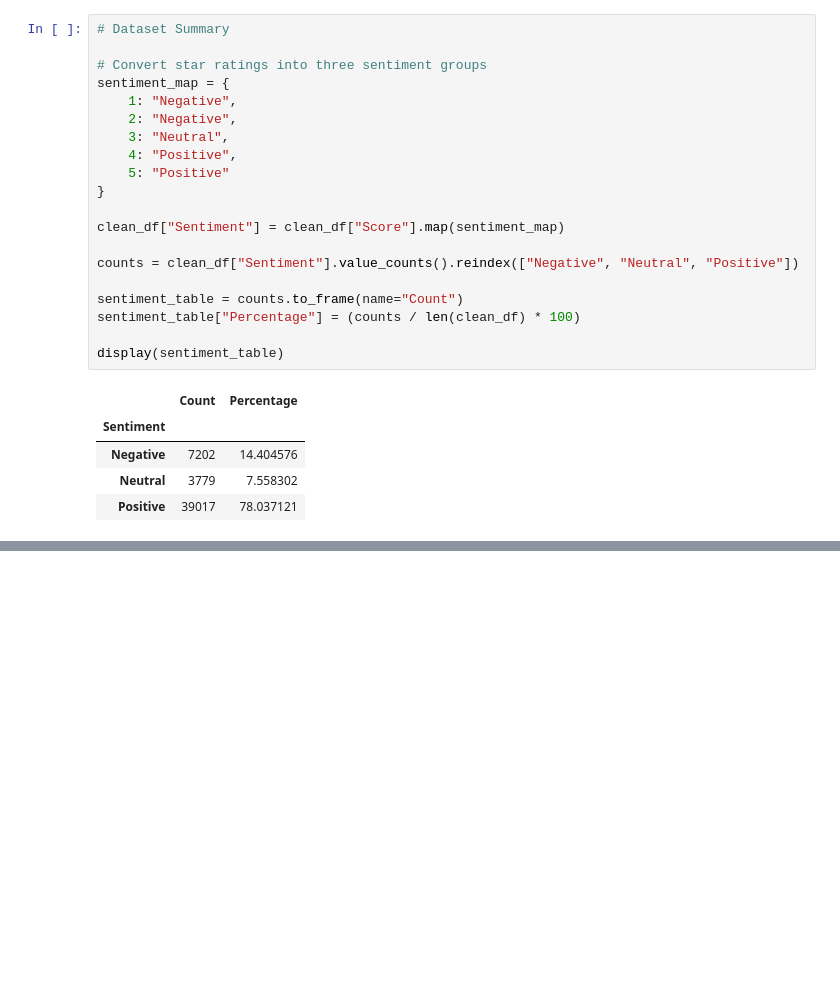
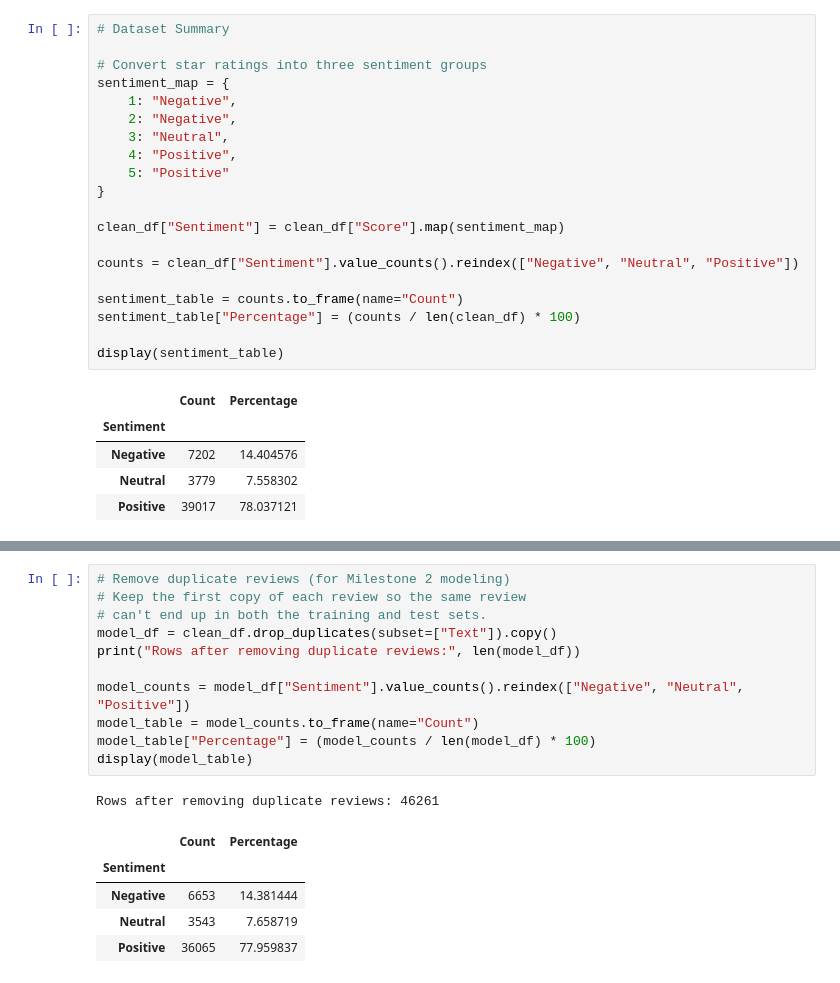
Before and after one commit to ColinWenzel24/amazon-food-review-sentiment-analysis, a Jupyter notebook: notebooks/Amazon_Reviews_Analysis.ipynb, the cells around one changed output, grey strips where cells are left out. Saved outputs shown, nothing was run; the diff lists cells and outputs as text; blank space fills up the shorter version.

```diff
--- a/notebooks/Amazon_Reviews_Analysis.ipynb
+++ b/notebooks/Amazon_Reviews_Analysis.ipynb
@@ -98,0 +110,18 @@ plt.show()
+# %%
+# Remove duplicate reviews (for Milestone 2 modeling)
+# Keep the first copy of each review so the same review
+# can't end up in both the training and test sets.
+model_df = clean_df.drop_duplicates(subset=["Text"]).copy()
+print("Rows after removing duplicate reviews:", len(model_df))
+
+model_counts = model_df["Sentiment"].value_counts().reindex(["Negative", "Neutral", "Positive"])
+model_table = model_counts.to_frame(name="Count")
+model_table["Percentage"] = (model_counts / len(model_df) * 100)
+display(model_table)
+# %% [output]
+Rows after removing duplicate reviews: 46261
+|  | Count | Percentage |
+| Sentiment |  |  |
+| Negative | 6653 | 14.381444 |
+| Neutral | 3543 | 7.658719 |
+| Positive | 36065 | 77.959837 |
```
Also changed, not shown: parts of 2 cells of this notebook.
